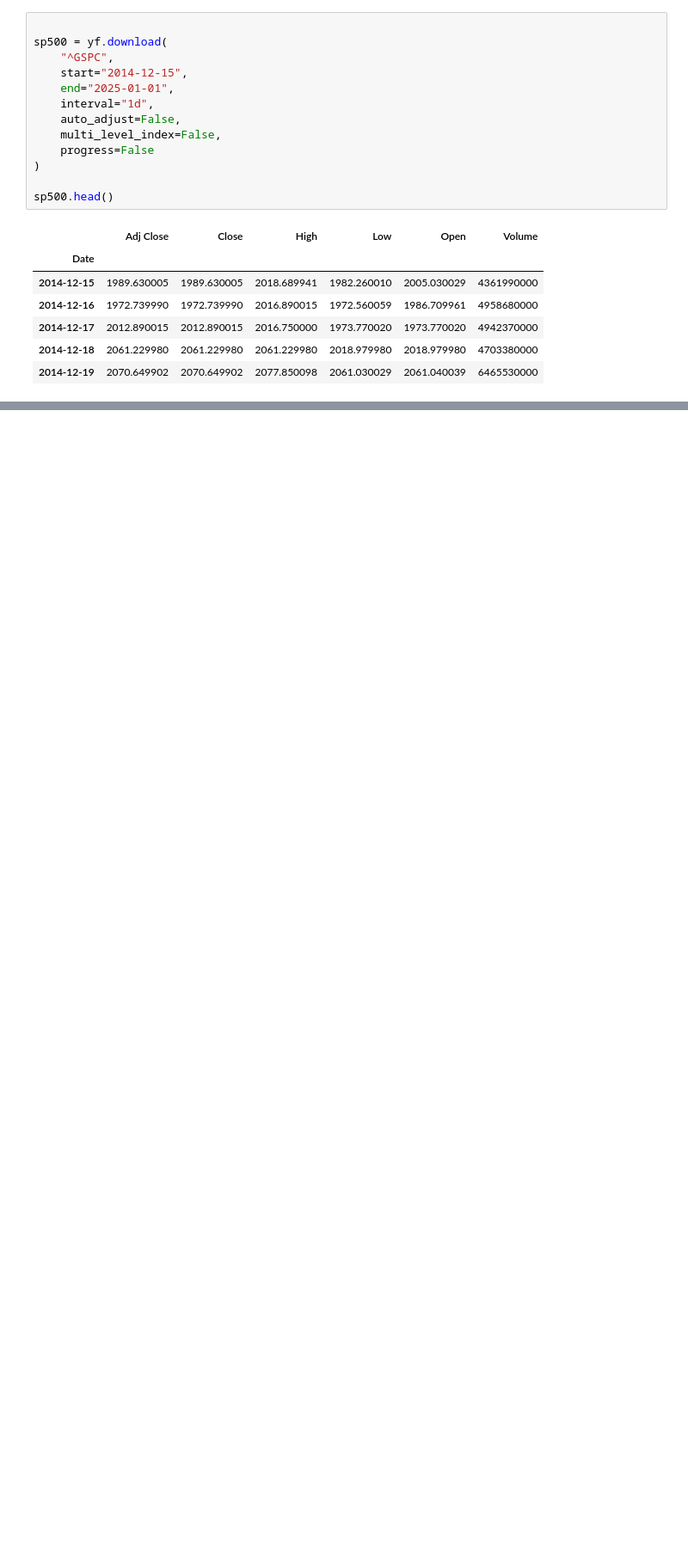
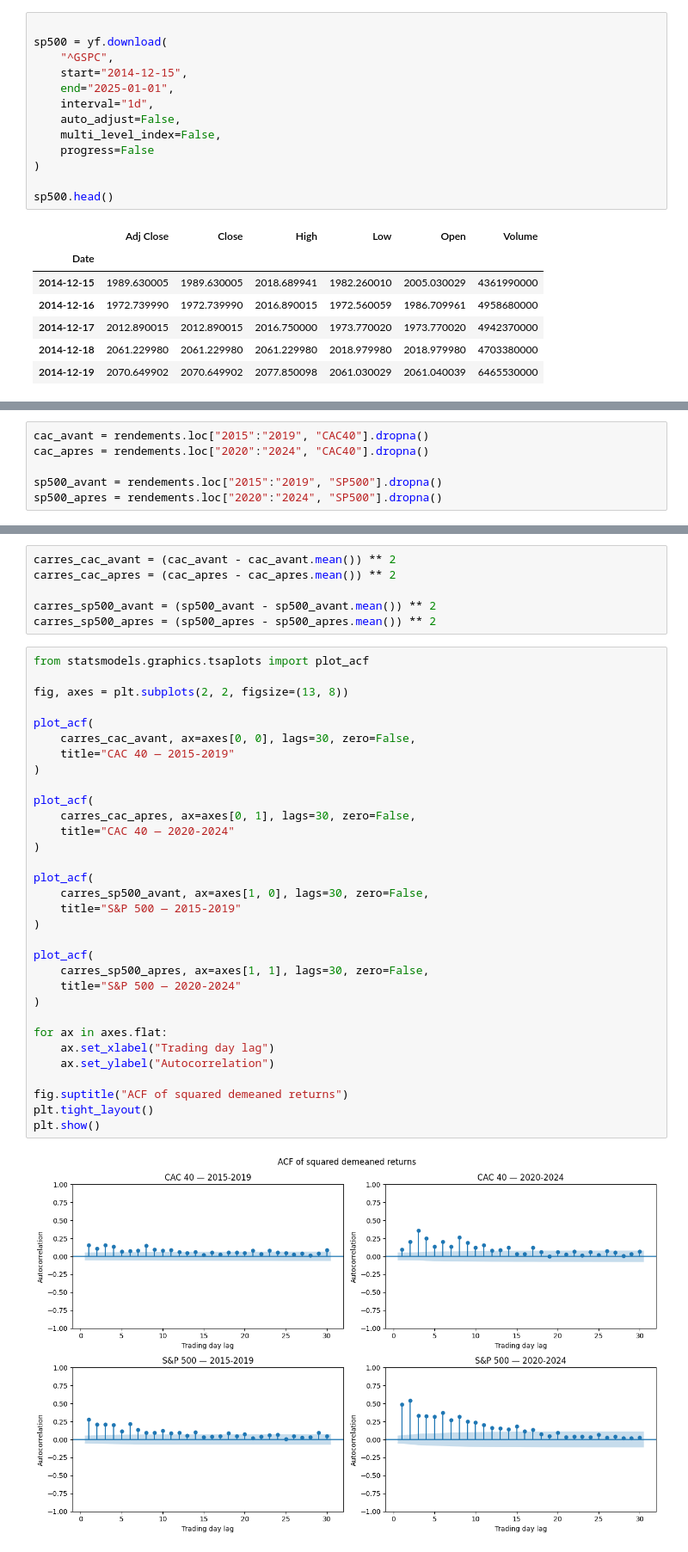
Before and after one commit to ines23soui-gif/Financial-Econometrics-Projet-, a Jupyter notebook: topic1.ipynb, the cells around one changed output, grey strips where cells are left out. Shown at 86% size. Cells and saved outputs as stored; diff of their text form; blank space fills up the shorter version.

```diff
--- a/topic1.ipynb
+++ b/topic1.ipynb
@@ -115,0 +119,6 @@ rendements.head()
+# %%
+cac_avant = rendements.loc["2015":"2019", "CAC40"].dropna()
+cac_apres = rendements.loc["2020":"2024", "CAC40"].dropna()
+
+sp500_avant = rendements.loc["2015":"2019", "SP500"].dropna()
+sp500_apres = rendements.loc["2020":"2024", "SP500"].dropna()
@@ -115,0 +156,40 @@ rendements.head()
+# %%
+carres_cac_avant = (cac_avant - cac_avant.mean()) ** 2
+carres_cac_apres = (cac_apres - cac_apres.mean()) ** 2
+
+carres_sp500_avant = (sp500_avant - sp500_avant.mean()) ** 2
+carres_sp500_apres = (sp500_apres - sp500_apres.mean()) ** 2
+# %%
+from statsmodels.graphics.tsaplots import plot_acf
+
+fig, axes = plt.subplots(2, 2, figsize=(13, 8))
+
+plot_acf(
+    carres_cac_avant, ax=axes[0, 0], lags=30, zero=False,
+    title="CAC 40 — 2015-2019"
+)
+
+plot_acf(
+    carres_cac_apres, ax=axes[0, 1], lags=30, zero=False,
+    title="CAC 40 — 2020-2024"
+)
+
+plot_acf(
+    carres_sp500_avant, ax=axes[1, 0], lags=30, zero=False,
+    title="S&P 500 — 2015-2019"
+)
+
+plot_acf(
+    carres_sp500_apres, ax=axes[1, 1], lags=30, zero=False,
+    title="S&P 500 — 2020-2024"
+)
+
+for ax in axes.flat:
+    ax.set_xlabel("Trading day lag")
+    ax.set_ylabel("Autocorrelation")
+
+fig.suptitle("ACF of squared demeaned returns")
+plt.tight_layout()
+plt.show()
+# %% [output]
+[figure, added]
```
Also changed, not shown: parts of 16 cells of this notebook.
